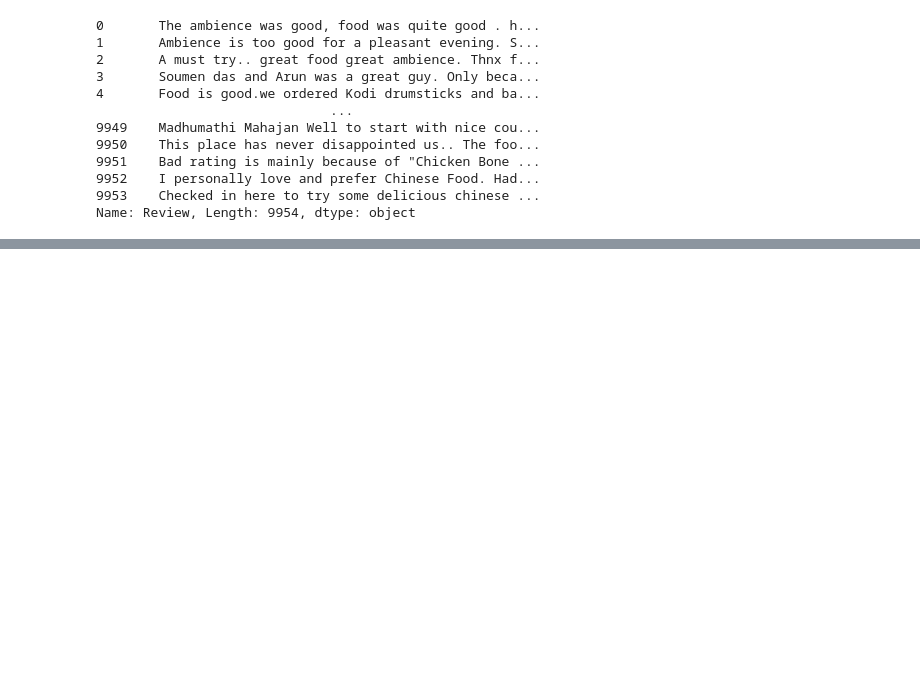
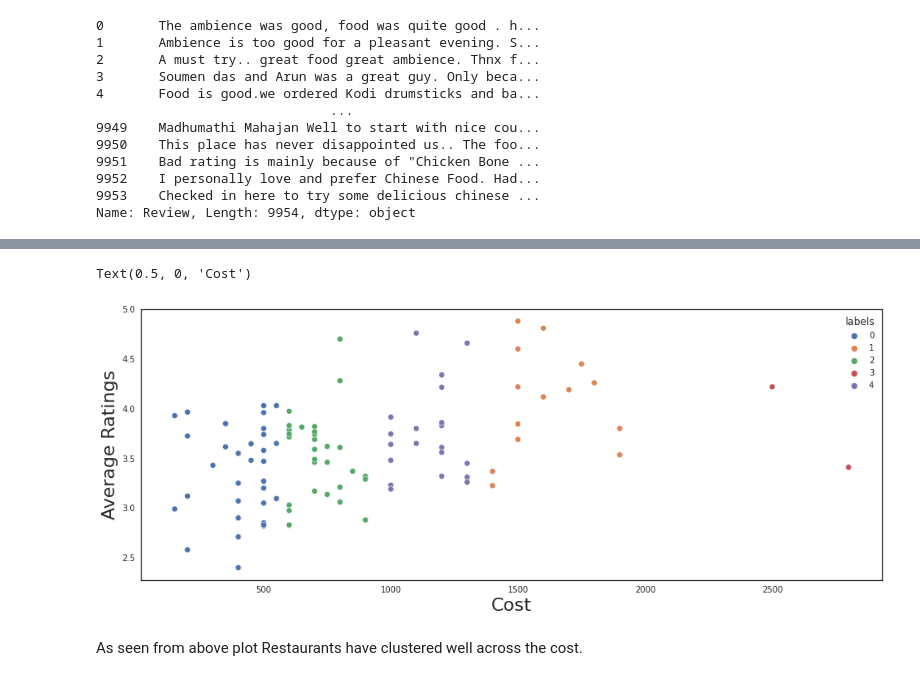
Before and after one commit to madhavimali/Zomoto_Restaurant_Clustering_and_Sentiment_Analysis_MM, a Jupyter notebook: MM_Zomoto_Restaurant_Clustering_and_Sentiment_Analysis.ipynb, the cells around one changed output, grey strips where cells are left out. Saved outputs shown, nothing was run; the diff lists cells and outputs as text; code cells hidden in the pictures; blank space fills up the shorter version.

```diff
--- a/MM_Zomoto_Restaurant_Clustering_and_Sentiment_Analysis.ipynb
+++ b/MM_Zomoto_Restaurant_Clustering_and_Sentiment_Analysis.ipynb
@@ -676,0 +1255,17 @@ def remove_non_leters(text):
+# %%
+cluster_lbl = model.predict(df_cluster.drop('Name',axis=1))
+# %%
+#Adding a feature named "Label"
+df_cluster['labels'] = cluster_lbl
+# %%
+#Plotting avg rating vs cost using cluster
+plt.figure(figsize = (16,6))
+sns.set_style('white')
+sns.scatterplot(y='Rating',x='Cost',data=df_cluster,hue='labels', palette = 'deep')
+plt.ylabel('Average Ratings',fontdict={'size':22})
+plt.xlabel('Cost',fontdict={'size':22})
+# %% [output]
+Text(0.5, 0, 'Cost')
+[figure, added]
+# %% [markdown]
+As seen from above plot Restaurants have clustered well across the cost.
```
Also changed, not shown: parts of 125 cells of this notebook.
